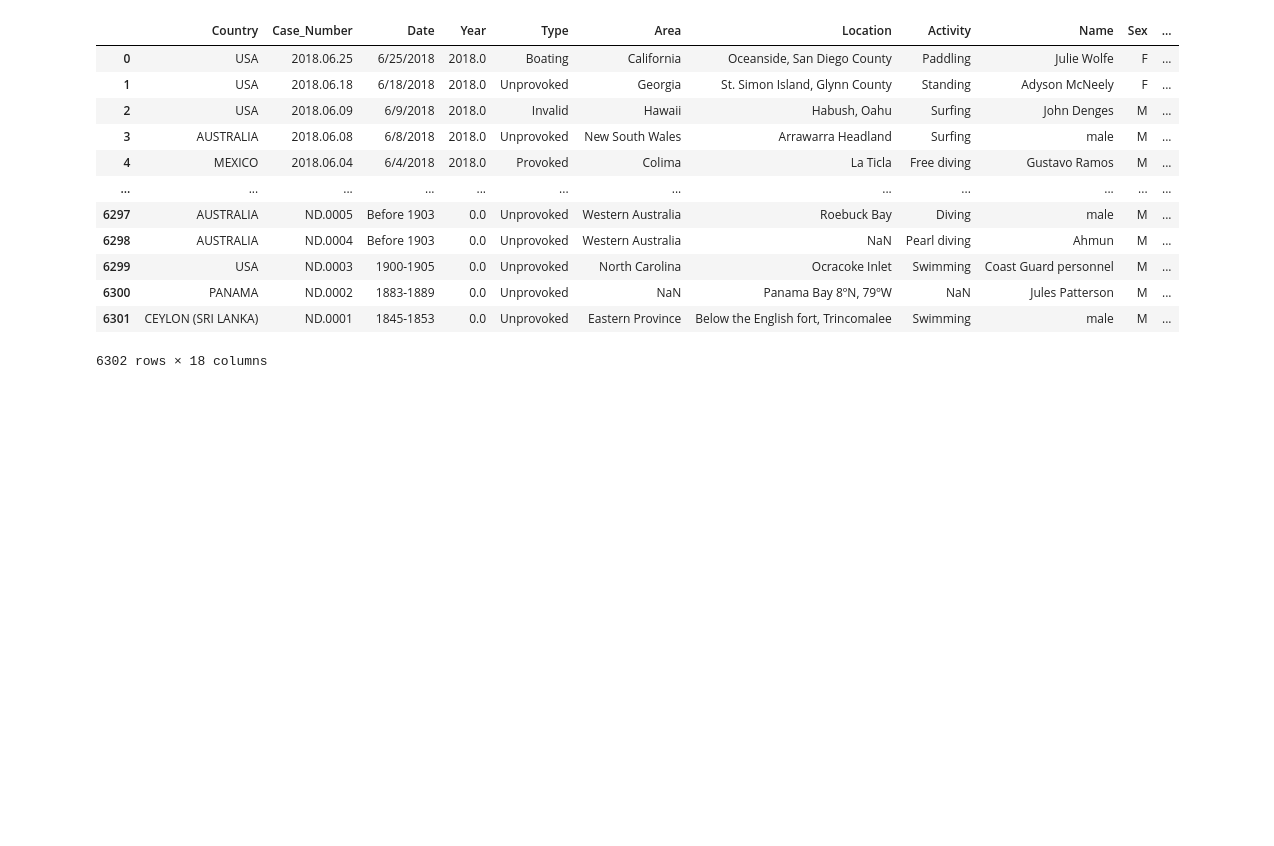
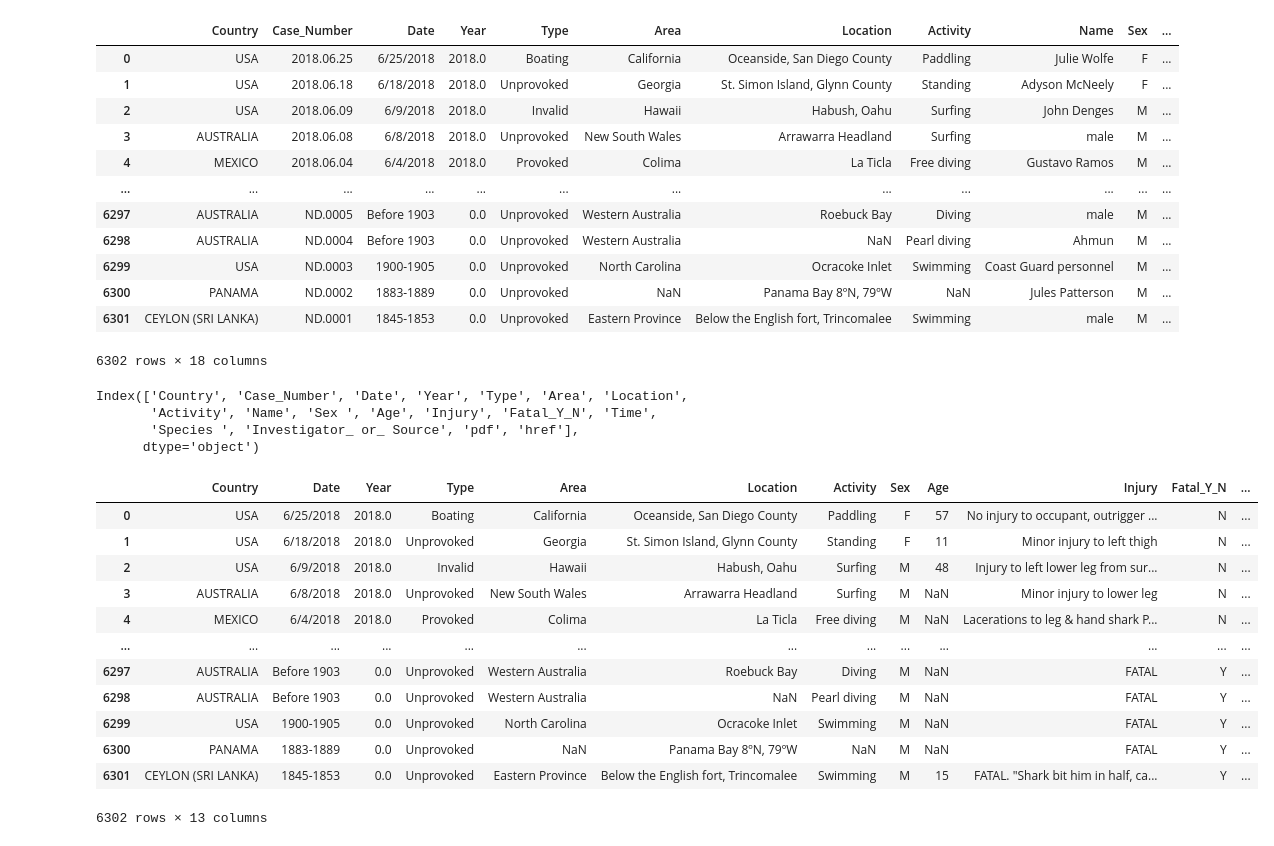
Before and after one commit to gcolareta/Shark_Attacks, a Jupyter notebook: Final_Project.ipynb, the cells around one changed output. Saved outputs shown, nothing was run; the diff lists cells and outputs as text; code cells hidden in the pictures; blank space fills up the shorter version.

```diff
--- a/Final_Project.ipynb
+++ b/Final_Project.ipynb
@@ -54,3 +54,29 @@ attacks_raw_df
 | 6300 | PANAMA | ND.0002 | 1883-1889 | 0.0 | Unprovoked | NaN | Panama Bay 8ºN, 79ºW | NaN | Jules Patterson | M | ... |
 | 6301 | CEYLON (SRI LANKA) | ND.0001 | 1845-1853 | 0.0 | Unprovoked | Eastern Province | Below the English fort, Trincomalee | Swimming | male | M | ... |
 6302 rows × 18 columns
+# %%
+# List the columns
+attacks_raw_df.columns
+# %% [output]
+Index(['Country', 'Case_Number', 'Date', 'Year', 'Type', 'Area', 'Location',
+       'Activity', 'Name', 'Sex ', 'Age', 'Injury', 'Fatal_Y_N', 'Time',
+       'Species ', 'Investigator_ or_ Source', 'pdf', 'href'],
+      dtype='object')
+# %%
+attacks1_df= attacks_raw_df.drop(["pdf","href",'Investigator_ or_ Source',"Name","Case_Number"], axis=1)
+# %%
+attacks1_df
+# %% [output]
+|  | Country | Date | Year | Type | Area | Location | Activity | Sex | Age | Injury | Fatal_Y_N | ... |
+| 0 | USA | 6/25/2018 | 2018.0 | Boating | California | Oceanside, San Diego County | Paddling | F | 57 | No injury to occupant, outrigger ... | N | ... |
+| 1 | USA | 6/18/2018 | 2018.0 | Unprovoked | Georgia | St. Simon Island, Glynn County | Standing | F | 11 | Minor injury to left thigh | N | ... |
+| 2 | USA | 6/9/2018 | 2018.0 | Invalid | Hawaii | Habush, Oahu | Surfing | M | 48 | Injury to left lower leg from sur... | N | ... |
+| 3 | AUSTRALIA | 6/8/2018 | 2018.0 | Unprovoked | New South Wales | Arrawarra Headland | Surfing | M | NaN | Minor injury to lower leg | N | ... |
+| 4 | MEXICO | 6/4/2018 | 2018.0 | Provoked | Colima | La Ticla | Free diving | M | NaN | Lacerations to leg & hand shark P... | N | ... |
+| ... | ... | ... | ... | ... | ... | ... | ... | ... | ... | ... | ... | ... |
+| 6297 | AUSTRALIA | Before 1903 | 0.0 | Unprovoked | Western Australia | Roebuck Bay | Diving | M | NaN | FATAL | Y | ... |
+| 6298 | AUSTRALIA | Before 1903 | 0.0 | Unprovoked | Western Australia | NaN | Pearl diving | M | NaN | FATAL | Y | ... |
+| 6299 | USA | 1900-1905 | 0.0 | Unprovoked | North Carolina | Ocracoke Inlet | Swimming | M | NaN | FATAL | Y | ... |
+| 6300 | PANAMA | 1883-1889 | 0.0 | Unprovoked | NaN | Panama Bay 8ºN, 79ºW | NaN | M | NaN | FATAL | Y | ... |
+| 6301 | CEYLON (SRI LANKA) | 1845-1853 | 0.0 | Unprovoked | Eastern Province | Below the English fort, Trincomalee | Swimming | M | 15 | FATAL. "Shark bit him in half, ca... | Y | ... |
+6302 rows × 13 columns
```
Also changed, not shown: parts of 13 cells of this notebook, 1 other file.
